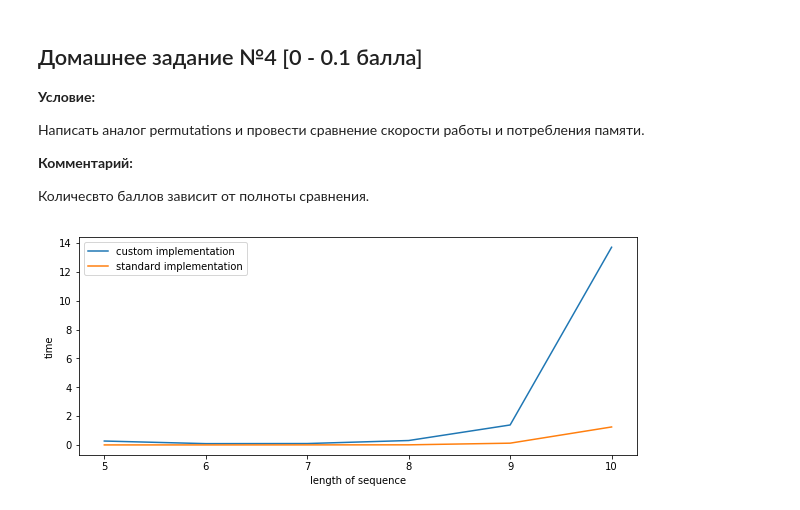
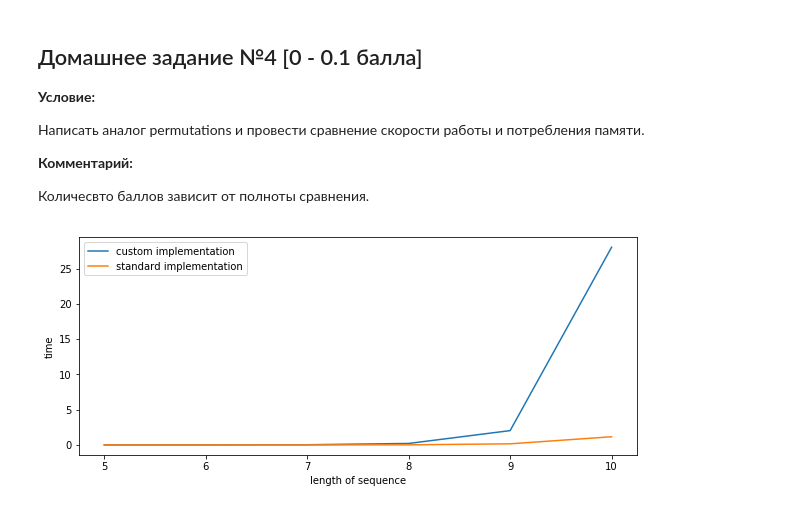
Before and after one commit to mariyashcheg/advanced-python, a Jupyter notebook: homework1.ipynb, the cells around one changed output. Cells and saved outputs as stored; diff of their text form; code cells hidden in the pictures.

Commit message:
v2
updated task 4 (permutations)

```diff
--- a/homework1.ipynb
+++ b/homework1.ipynb
@@ -52,6 +52,7 @@ delete_zeros_from_array = partial(delete_elements_from_array, element=0)
 # %%
 ELEMENT_DEL = 0
 REPEAT_NUM = 5
+DEL_FRACTION = 0.35
 
 from random import choices, shuffle
 import time
@@ -79,7 +80,7 @@ def generate_array_for_delete(element_to_delete, length, element_min=0, element_
             raise TypeError("parameter {} must be of type int".format(param_name))
 
     others = [element for element in range(element_min, element_max+1) if element != element_to_delete]
-    n_delete_elements = round(length*0.35)
+    n_delete_elements = round(length*DEL_FRACTION)
     array = choices(others, k=length-n_delete_elements)+[element_to_delete]*n_delete_elements
     return array
 
@@ -296,6 +298,7 @@ median_gcd_for_cardnumber(card_number, '1625')
 # %%
 EXPERIMENT_NUM = 3
 SIZES = range(100, 10000, 50)
+MAX_ELEMENT = 5
 
 from collections import deque
 import time
@@ -316,7 +319,7 @@ class TimeMemoryExperiment:
                 start = time.time()
                 for i in range(size):
                     middle = i // 2
-                    struct.insert(i % 5, middle)
+                    struct.insert(i % MAX_ELEMENT, middle)
                 experiments.append(time.time()- start)
             self.logs['time'].append(sum(experiments) / experiment_num)
             self.logs['memory'].append(sys.getsizeof(struct))
@@ -398,26 +407,30 @@ def get_all_permutations(sequence):
 def std_permutations(*args):
     return [_ for _ in permutations(*args)]
 # %%
+SEQ_LENS = range(5, 11)
+
+import time
 import string
 from random import choices
 
 logs = {'custom': [], 'std': []}
-for len_seq in range(5, 11):
-    sequence = ''.join(choices(string.ascii_uppercase, k=len_seq))
+for len_seq in SEQ_LENS:
     start = time.time()
-    perm = get_permutations(sequence)
+    perm = get_permutations_check_input(range(len_seq))
     logs['custom'].append(time.time()-start)
 
-    sequence = ''.join(choices(string.ascii_uppercase, k=len_seq))
     start = time.time()
-    perm = std_permutations(sequence)
+    perm = std_permutations(range(len_seq))
     logs['std'].append(time.time()-start)
 # %%
+import matplotlib.pyplot as plt
+%matplotlib inline
+
 plt.figure(figsize=(10,4))
-plt.plot(range(5,11), logs['custom'], label='custom implementation')
-plt.plot(range(5,11), logs['std'], label='standard implementation')
+plt.plot(SEQ_LENS, logs['custom'], label='custom implementation')
+plt.plot(SEQ_LENS, logs['std'], label='standard implementation')
 plt.xlabel('length of sequence')
 plt.ylabel('time')
 plt.legend();
 # %% [output]
-[figure, old version]
+[figure, new version]
```
Also changed, not shown: parts of 2 cells of this notebook.
